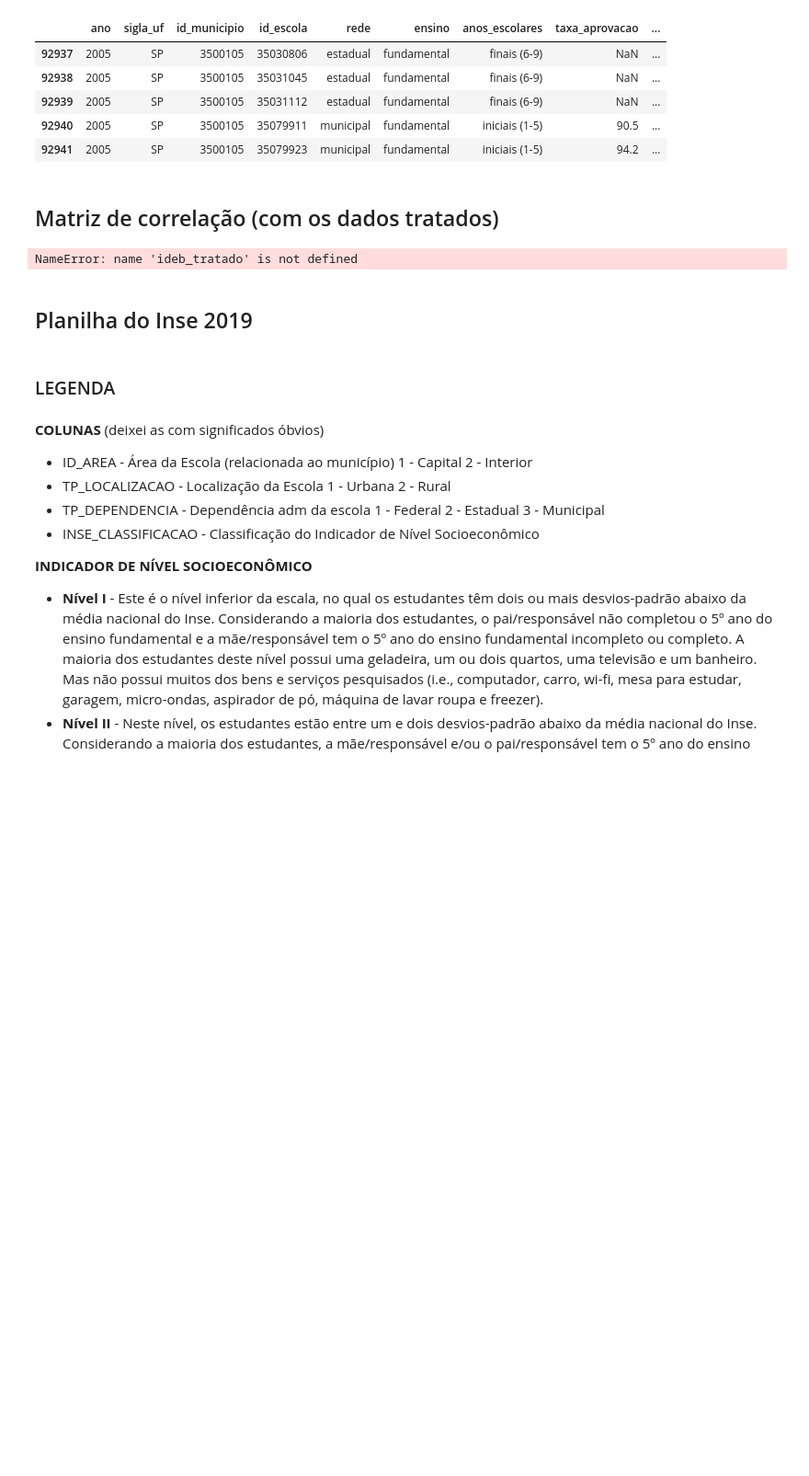
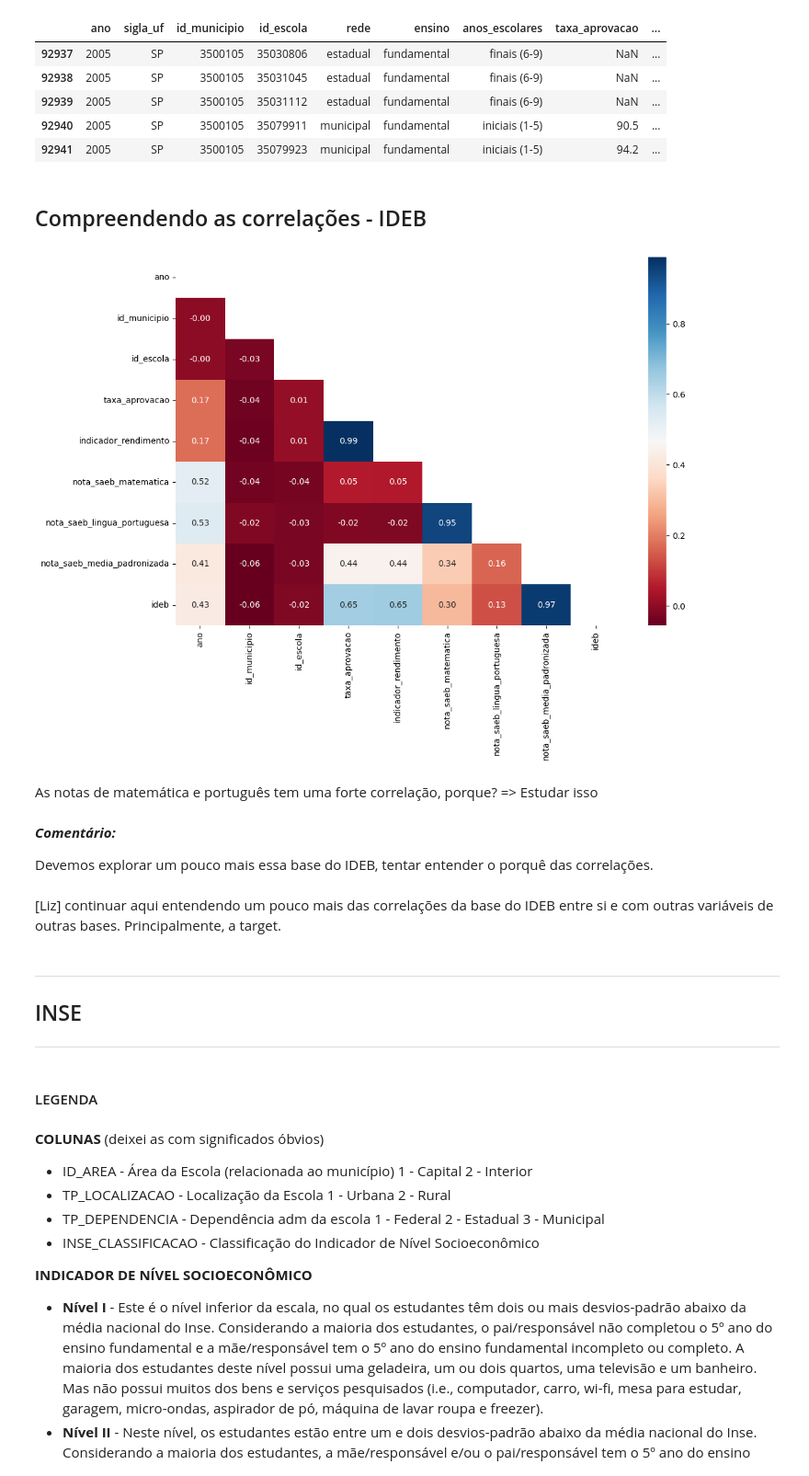
Before and after one commit to lcsbiffi/Tera_Educacao_EvasaoEscolar, a Jupyter notebook: Projeto_Tera_Evasão_Escolar_02_08_22.ipynb, the cells around one changed output. Shown at 92% size. Saved outputs shown, nothing was run; the diff lists cells and outputs as text; code cells hidden in the pictures; blank space fills up the shorter version.

```diff
--- a/Projeto_Tera_Evasão_Escolar_02_08_22.ipynb
+++ b/Projeto_Tera_Evasão_Escolar_02_08_22.ipynb
@@ -436,6 +650,8 @@ Comentário (Liz): Eu não faria a substituição por médias agora, tentaria ve
 # %%
 # Excluindo a coluna projecao
-ideb_SP = ideb_SP.drop('projecao', axis=1)
+ideb_SP2_tratada = ideb_SP2_tratada.drop('projecao', axis=1)
+
+#Conferindo a exclusão
 ideb_SP.head()
 # %% [output]
 |  | ano | sigla_uf | id_municipio | id_escola | rede | ensino | anos_escolares | taxa_aprovacao | ... |
@@ -444,17 +660,41 @@ ideb_SP.head()
 | 92939 | 2005 | SP | 3500105 | 35031112 | estadual | fundamental | finais (6-9) | NaN | ... |
 | 92940 | 2005 | SP | 3500105 | 35079911 | municipal | fundamental | iniciais (1-5) | 90.5 | ... |
 | 92941 | 2005 | SP | 3500105 | 35079923 | municipal | fundamental | iniciais (1-5) | 94.2 | ... |
-# %% [markdown]
-## Matriz de correlação (com os dados tratados)
-# %%
-corr = ideb_tratado.corr()
-corr.style.background_gradient(cmap='coolwarm')
-# %% [output]
-NameError: name 'ideb_tratado' is not defined
-# %% [markdown]
-## Planilha do Inse 2019
+# %% [markdown]
+## Compreendendo as correlações - IDEB
+# %%
+# Plotando a matriz de correlações usando um Heatmap para dar cor aos números
+
+sns.set_context(font_scale=1.9)
+plt.figure(figsize=(12,8))
+sns.heatmap(
+    ideb_SP.corr(), #Fonte dos dados, nossa matriz de correlação
+    annot=True, #Anotar os valores das correlações nas caixinhas coloridas
+    fmt='.2f', # Formato float de 2 dígitos, para arredondar os números
+    cmap='RdBu', # Mapa de cores do vermelho (menor) para o azul (maior)
+    mask=np.triu( # Faz uma matriz triangular
+        np.ones_like(ideb_SP.corr()) # usando como base uma matriz de '1's, do mesmo tamanho que a matriz de correlação
+    ) # A máscara vai então 'apagar' a diagonal superior da matriz
+           )
+plt.show()
+# %% [output]
+[figure, added]
+# %% [markdown]
+As notas de matemática e português tem uma forte correlação, porque? => Estudar isso
+# %% [markdown]
+***Comentário:***
+
+Devemos explorar um pouco mais essa base do IDEB, tentar entender o porquê das correlações.
+# %% [markdown]
+[Liz] continuar aqui entendendo um pouco mais das correlações da base do IDEB entre si e com outras variáveis de outras bases. Principalmente, a target.
+# %% [markdown]
+<HR>
+
+## INSE
+
+<HR>
 # %% [markdown]
-### LEGENDA
+#### LEGENDA
 # %% [markdown]
 **COLUNAS** (deixei as com significados óbvios)
 
```
Also changed, not shown: parts of 49 cells of this notebook.
